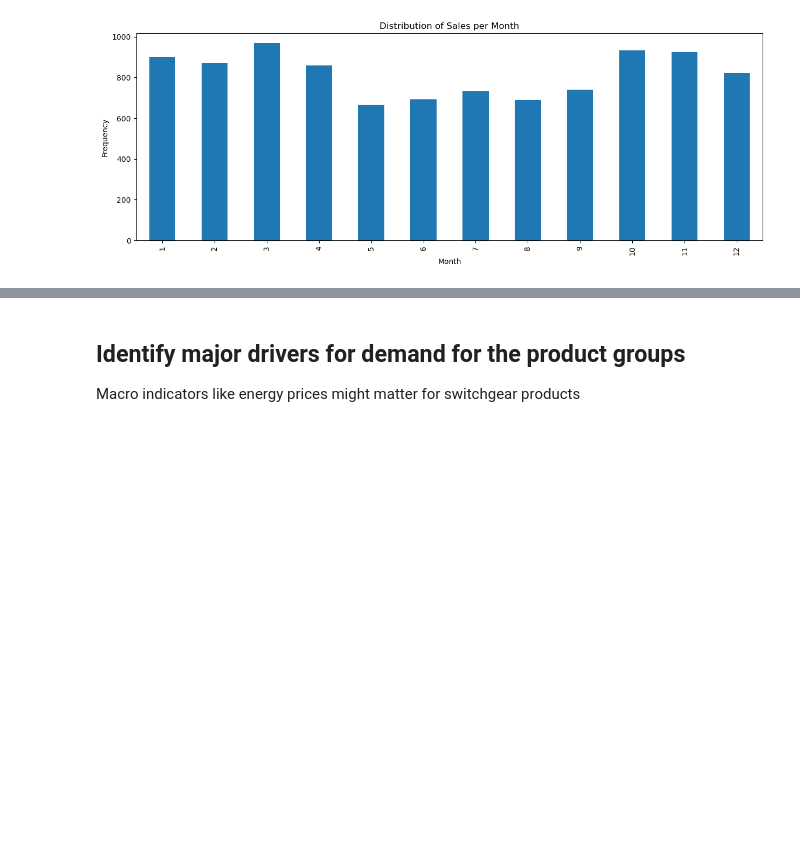
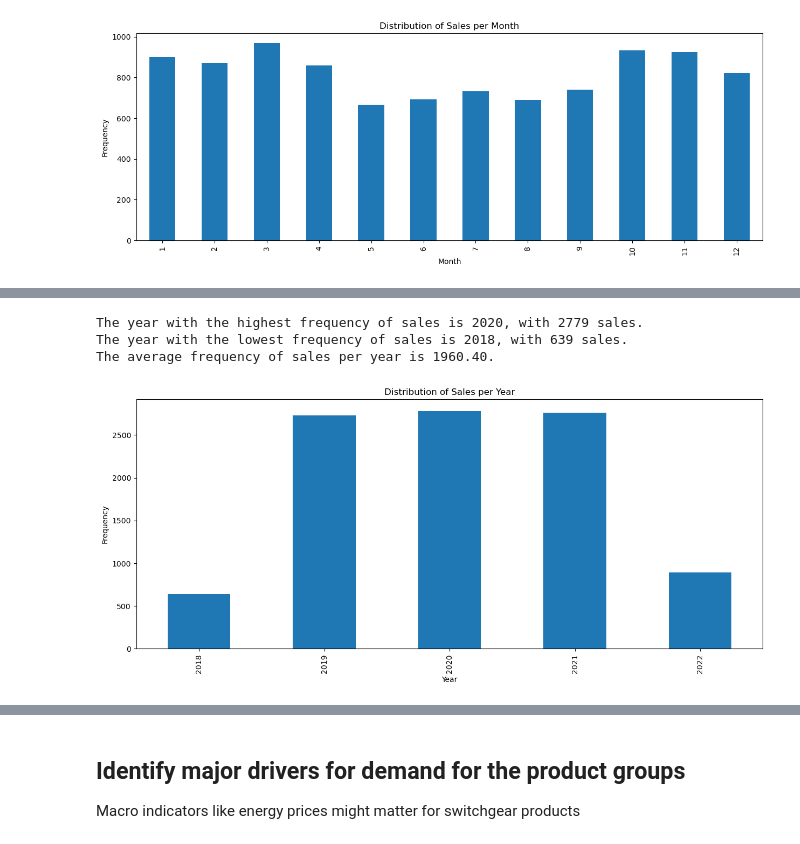
Before and after one commit to RubenCMarques/Case-2--Siemens-Sales-Forecast, a Jupyter notebook: Notebooks/Diogo_workspace.ipynb, the cells around one changed output, grey strips where cells are left out. Cells and saved outputs as stored; diff of their text form; code cells hidden in the pictures; blank space fills up the shorter version.

```diff
--- a/Notebooks/Diogo_workspace.ipynb
+++ b/Notebooks/Diogo_workspace.ipynb
@@ -246,0 +273,4 @@ plt.show()
+# %%
+# Check the sales distribution per year
+sales_data['Year'] = sales_data['DATE'].dt.year
+sales_data['Year'].value_counts()
@@ -246,0 +285,18 @@ plt.show()
+# %%
+print(f'The year with the highest frequency of sales is {sales_data["Year"].value_counts().idxmax()}, with {sales_data["Year"].value_counts().max()} sales.')
+print(f'The year with the lowest frequency of sales is {sales_data["Year"].value_counts().idxmin()}, with {sales_data["Year"].value_counts().min()} sales.')
+print(f'The average frequency of sales per year is {sales_data["Year"].value_counts().mean():.2f}.')
+# %% [output]
+The year with the highest frequency of sales is 2020, with 2779 sales.
+The year with the lowest frequency of sales is 2018, with 639 sales.
+The average frequency of sales per year is 1960.40.
+# %%
+# plot the distribution of the sales per year
+plt.figure(figsize=(15, 6))
+sales_data['Year'].value_counts().sort_index().plot(kind='bar')
+plt.xlabel('Year')
+plt.ylabel('Frequency')
+plt.title('Distribution of Sales per Year')
+plt.show()
+# %% [output]
+[figure, added]
```
Also changed, not shown: parts of 18 cells of this notebook.
